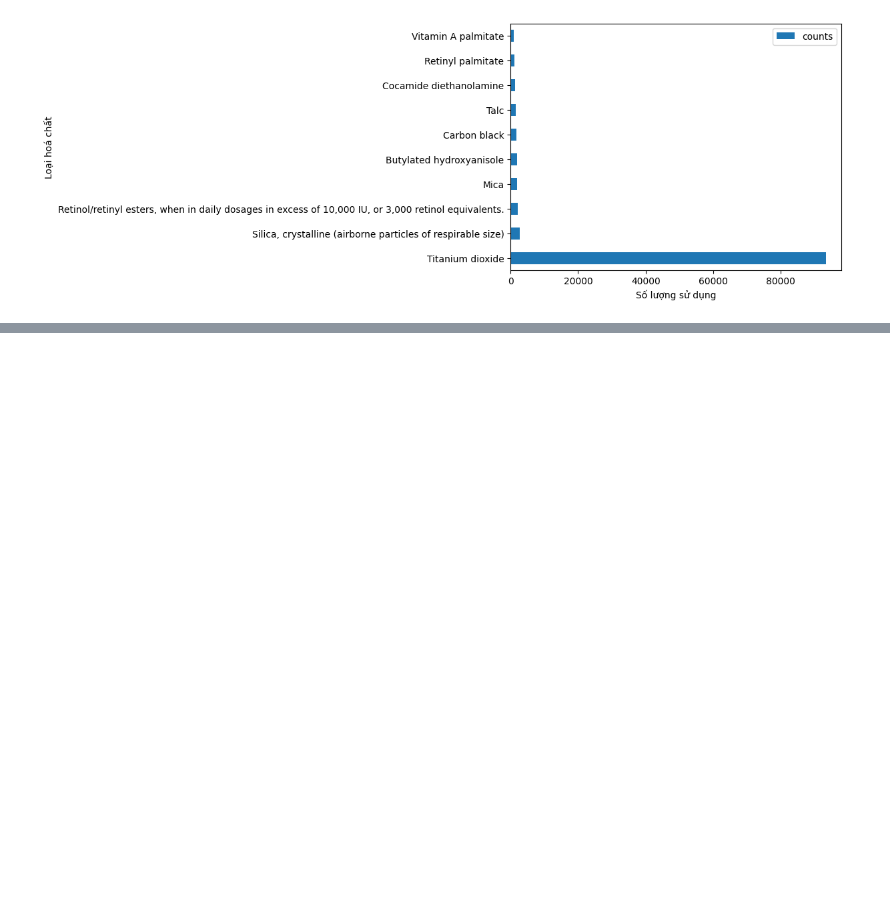
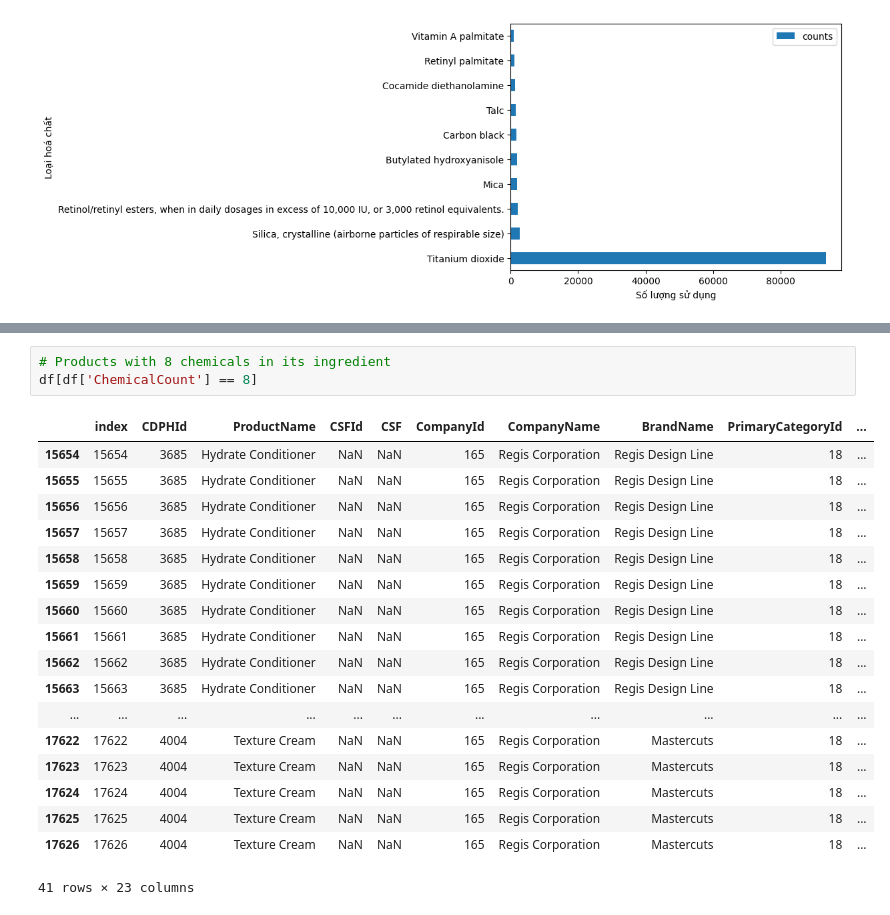
Before and after one commit to giaphupham/LT4KHDL-DATHCK, a Jupyter notebook: TongHop.ipynb, the cells around one changed output, grey strips where cells are left out. Drawn from its saved outputs; the diff is of its cells as text; blank space fills up the shorter version.

```diff
--- a/TongHop.ipynb
+++ b/TongHop.ipynb
@@ -238,0 +352,22 @@ top10_chems.plot.barh(ylabel='Loại hoá chất',xlabel='Số lượng sử d
+# %%
+# Products with 8 chemicals in its ingredient
+df[df['ChemicalCount'] == 8]
+# %% [output]
+|  | index | CDPHId | ProductName | CSFId | CSF | CompanyId | CompanyName | BrandName | PrimaryCategoryId | ... |
+| 15654 | 15654 | 3685 | Hydrate Conditioner | NaN | NaN | 165 | Regis Corporation | Regis Design Line | 18 | ... |
+| 15655 | 15655 | 3685 | Hydrate Conditioner | NaN | NaN | 165 | Regis Corporation | Regis Design Line | 18 | ... |
+| 15656 | 15656 | 3685 | Hydrate Conditioner | NaN | NaN | 165 | Regis Corporation | Regis Design Line | 18 | ... |
+| 15657 | 15657 | 3685 | Hydrate Conditioner | NaN | NaN | 165 | Regis Corporation | Regis Design Line | 18 | ... |
+| 15658 | 15658 | 3685 | Hydrate Conditioner | NaN | NaN | 165 | Regis Corporation | Regis Design Line | 18 | ... |
+| 15659 | 15659 | 3685 | Hydrate Conditioner | NaN | NaN | 165 | Regis Corporation | Regis Design Line | 18 | ... |
+| 15660 | 15660 | 3685 | Hydrate Conditioner | NaN | NaN | 165 | Regis Corporation | Regis Design Line | 18 | ... |
+| 15661 | 15661 | 3685 | Hydrate Conditioner | NaN | NaN | 165 | Regis Corporation | Regis Design Line | 18 | ... |
+| 15662 | 15662 | 3685 | Hydrate Conditioner | NaN | NaN | 165 | Regis Corporation | Regis Design Line | 18 | ... |
+| 15663 | 15663 | 3685 | Hydrate Conditioner | NaN | NaN | 165 | Regis Corporation | Regis Design Line | 18 | ... |
+| ... | ... | ... | ... | ... | ... | ... | ... | ... | ... | ... |
+| 17622 | 17622 | 4004 | Texture Cream | NaN | NaN | 165 | Regis Corporation | Mastercuts | 18 | ... |
+| 17623 | 17623 | 4004 | Texture Cream | NaN | NaN | 165 | Regis Corporation | Mastercuts | 18 | ... |
+| 17624 | 17624 | 4004 | Texture Cream | NaN | NaN | 165 | Regis Corporation | Mastercuts | 18 | ... |
+| 17625 | 17625 | 4004 | Texture Cream | NaN | NaN | 165 | Regis Corporation | Mastercuts | 18 | ... |
+| 17626 | 17626 | 4004 | Texture Cream | NaN | NaN | 165 | Regis Corporation | Mastercuts | 18 | ... |
+41 rows × 23 columns
```
Also changed, not shown: parts of 39 cells of this notebook.
